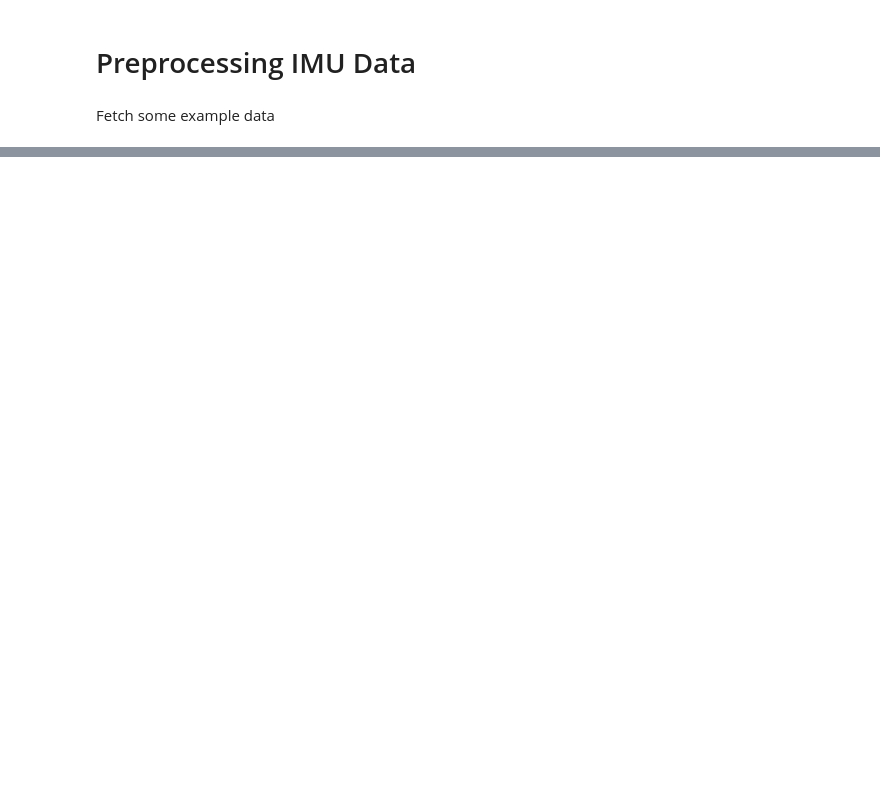
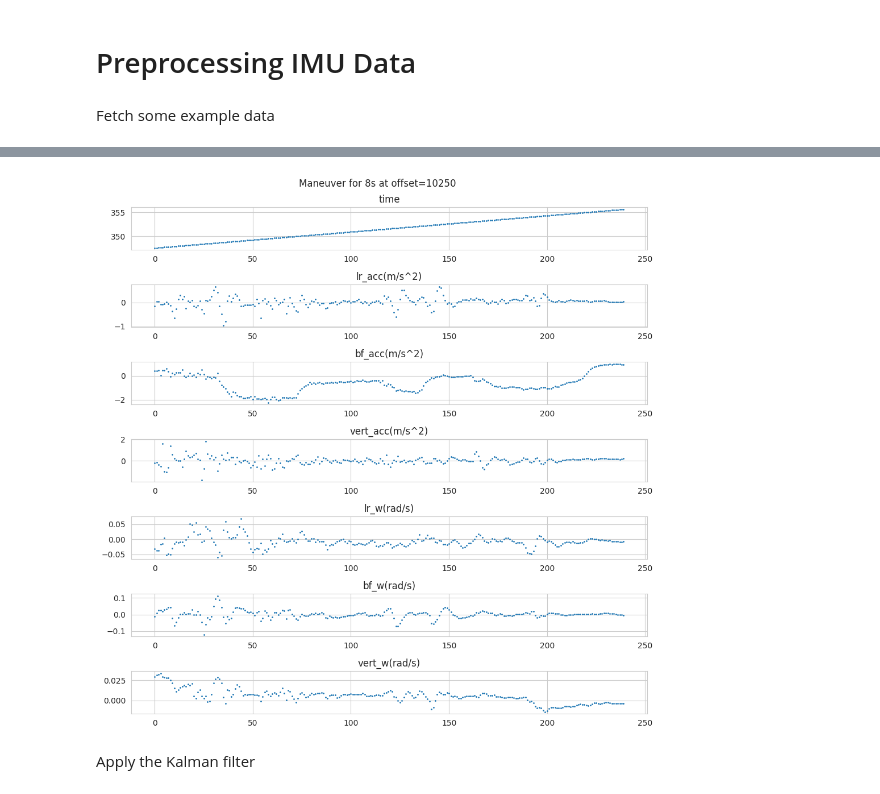
Before and after one commit to tyler-matt3r/imu-classification, a Jupyter notebook: preprocessing_workspace.ipynb, the cells around one changed output, grey strips where cells are left out. Cells and saved outputs as stored; diff of their text form; code cells hidden in the pictures; blank space fills up the shorter version.

```diff
--- a/preprocessing_workspace.ipynb
+++ b/preprocessing_workspace.ipynb
@@ -186,0 +228,20 @@ df_g = pd.read_parquet("data/gyro_2023-07-10_22-00-00.parquet")
+# %%
+# moving data (data_1)
+piece = 240
+offset = 10250
+
+data_1 = {
+    col: data_full[col][offset : offset + piece] for col in data_full
+}
+
+f = plt.figure(figsize=(10, 10))
+for i, col in enumerate(data_1):
+    plt.subplot(7, 1, i+1)
+    plt.scatter(range(piece), data_1[col], s=1)
+    plt.title(col)
+plt.suptitle(f"Maneuver for 8s at offset={offset}")
+plt.tight_layout()
+# %% [output]
+[figure, added]
+# %% [markdown]
+Apply the Kalman filter
```
Also changed, not shown: parts of 16 cells of this notebook, 2 other files.
